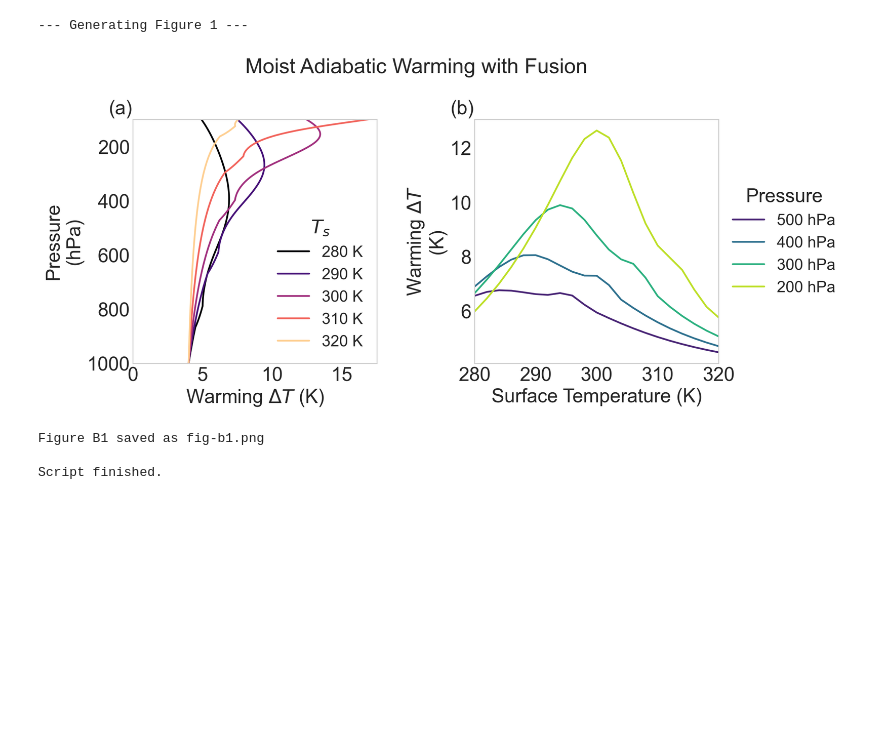
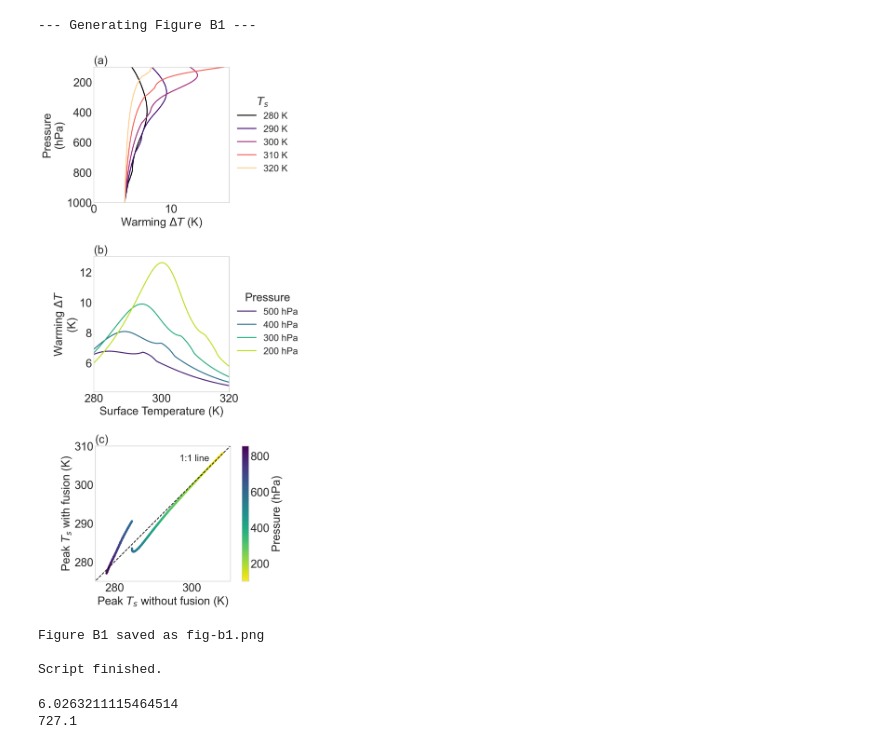
Before and after one commit to omiyawaki/miyawaki-2025-nonmonotonic-moist-adiabat, a Jupyter notebook: Figure_B1.ipynb, the cells around one changed output. Saved outputs shown, nothing was run; the diff lists cells and outputs as text; code cells hidden in the pictures; blank space fills up the shorter version.

```diff
--- a/Figure_B1.ipynb
+++ b/Figure_B1.ipynb
@@ -195,64 +322,85 @@ Processing Ts = 300.0 K...
 # %%
-# --- Plotting Figure 1 ---
-print("--- Generating Figure 1 ---")
+# --- Plotting Figure B1 ---
+print("--- Generating Figure B1 ---")
 plt.style.use('seaborn-v0_8-whitegrid')
 base_fontsize = 22
 plt.rcParams.update({
     'font.size': base_fontsize,
     'axes.titlesize': base_fontsize,
     'axes.labelsize': base_fontsize,
     'xtick.labelsize': base_fontsize,
     'ytick.labelsize': base_fontsize,
     'legend.fontsize': base_fontsize-4,
     'figure.titlesize': base_fontsize + 2
 })
 
-fig, axes = plt.subplots(1, 2, figsize=(12, 6))
+fig, axes = plt.subplots(3, 1, figsize=(8, 18))
 cmap_b = plt.get_cmap('magma')
 cmap_c = plt.get_cmap('viridis')
 p_hpa_grid = p_grid / 100.0
 
-sorted_surfs = sorted(q_surf_base.keys())
-
-# Panel (b): Vertical Warming Profiles vs. Pressure
-ax2 = axes[0]
+# Panel (a): Vertical Warming Profiles vs. Pressure (with fusion)
+ax1 = axes[0]
 T_plot_values = np.arange(280, 320.1, 10.0)
 colors_b = cmap_b(np.linspace(0, 0.9, len(T_plot_values)))
 for i, T_surf in enumerate(T_plot_values):
-    if T_surf in delta_T_on_p:
-        ax2.plot(delta_T_on_p[T_surf], p_hpa_grid, color=colors_b[i], label=f'{T_surf:.0f} K', linewidth=2)
-ax2.set_xlabel('Warming $\Delta T$ (K)')
-ax2.set_ylabel('Pressure\n(hPa)')
-ax2.set_ylim(100, 1000)
-ax2.set_title('(a)', ha='left', x=-0.1)
-ax2.legend(title='$T_{s}$', loc='lower right')
-ax2.grid(False); ax2.set_xlim(left=0); ax2.set_box_aspect(1); ax2.invert_yaxis()
+    if T_surf in delta_T_on_p_with:
+        ax1.plot(delta_T_on_p_with[T_surf], p_hpa_grid, color=colors_b[i], label=f'{T_surf:.0f} K', linewidth=2)
+ax1.set_xlabel('Warming $\Delta T$ (K)')
+ax1.set_ylabel('Pressure\n(hPa)')
+ax1.set_ylim(100, 1000)
+ax1.set_title('(a)', ha='left', x=0)
+ax1.legend(title='$T_{s}$', loc='center left', bbox_to_anchor=(1, 0.5))
+ax1.grid(False); ax1.set_xlim(left=0); ax1.set_box_aspect(1); ax1.invert_yaxis()
 
-# Panel (c): Non-Monotonic Warming at Fixed Pressure Levels
-ax3 = axes[1]
+# Panel (b): Non-Monotonic Warming at Fixed Pressure Levels (with fusion)
+ax2 = axes[1]
 p_levels_hpa = [500, 400, 300, 200]
 colors_c = cmap_c(np.linspace(0.1, 0.9, len(p_levels_hpa)))
 for i, p_hpa in enumerate(p_levels_hpa):
     p_idx = np.argmin(np.abs(p_hpa_grid - p_hpa))
-    valid_surfs = [T for T in sorted_surfs if T in delta_T_on_p and p_idx < len(delta_T_on_p[T]) and np.isfinite(delta_T_on_p[T][p_idx])]
-    warming_at_p = [delta_T_on_p[T][p_idx] for T in valid_surfs]
-    ax3.plot(valid_surfs, warming_at_p, linestyle='-', color=colors_c[i], label=f'{p_hpa} hPa', linewidth=2)
-ax3.set_xlabel('Surface Temperature (K)')
-ax3.set_ylabel('Warming $\Delta T$\n(K)')
-ax3.set_title('(b)', ha='left', x=-0.1)
-ax3.legend(title='Pressure', loc='center left', bbox_to_anchor=(1, 0.5))
-ax3.grid(False); ax3.set_xlim(280, 320); ax3.set_box_aspect(1)
+    valid_surfs = [T for T in sorted_surfs if T in delta_T_on_p_with and p_idx < len(delta_T_on_p_with[T]) and np.isfinite(delta_T_on_p_with[T][p_idx])]
+    warming_at_p = [delta_T_on_p_with[T][p_idx] for T in valid_surfs]
+    ax2.plot(valid_surfs, warming_at_p, linestyle='-', color=colors_c[i], label=f'{p_hpa} hPa', linewidth=2)
+ax2.set_xlabel('Surface Temperature (K)')
+ax2.set_ylabel('Warming $\Delta T$\n(K)')
+ax2.set_title('(b)', ha='left', x=0)
+ax2.legend(title='Pressure', loc='center left', bbox_to_anchor=(1, 0.5))
+ax2.grid(False); ax2.set_xlim(280, 320); ax2.set_box_aspect(1)
 
-fig.suptitle('Moist Adiabatic Warming with Fusion')
-plt.subplots_adjust(wspace=0.4)
+# Panel (c): Peak T_s without vs. with fusion, colored by pressure
+ax3 = axes[2]
+valid_idx = ~np.isnan(peak_Ts_no) & ~np.isnan(peak_Ts_with) & (p_hpa_grid <= 990)
+p_hpa_valid = p_hpa_grid[valid_idx]
+x = peak_Ts_no[valid_idx]
+y = peak_Ts_with[valid_idx]
+ax3.plot([270, 320], [270, 320], 'k--', label='1:1 line     ')
+sc = ax3.scatter(x, y, c=p_hpa_valid, cmap='viridis_r', s=10)
+ax3.set_xlabel('Peak $T_{s}$ without fusion (K)')
+ax3.set_ylabel('Peak $T_{s}$ with fusion (K)')
+ax3.set_title('(c)', ha='left', x=0)
+ax3.set_xlim(275, 310)
+ax3.set_ylim(275, 310)
+ax3.grid(False)
+ax3.set_box_aspect(1)
+ax3.legend(frameon=False, loc='upper right', handletextpad=0.5, handlelength=0)
+cbar = fig.colorbar(sc, ax=ax3, label='Pressure (hPa)')
+
+plt.subplots_adjust(hspace=0.4)
 filename = "fig-b1.png"
 plt.savefig(filename, dpi=300, bbox_inches='tight')
 plt.show()
 print(f"Figure B1 saved as {filename}")
 print("\nScript finished.")
 # %% [output]
---- Generating Figure 1 ---
+--- Generating Figure B1 ---
-[figure, old version]
+[figure, new version]
 Figure B1 saved as fig-b1.png
 
 Script finished.
+# %%
+print(np.max(np.abs(x-y)))
+print(p_hpa_grid[np.argmax(np.abs(x-y))])
+# %% [output]
+6.0263211115464514
+727.1
```
Also changed, not shown: parts of 1 cell of this notebook, 6 other files.
